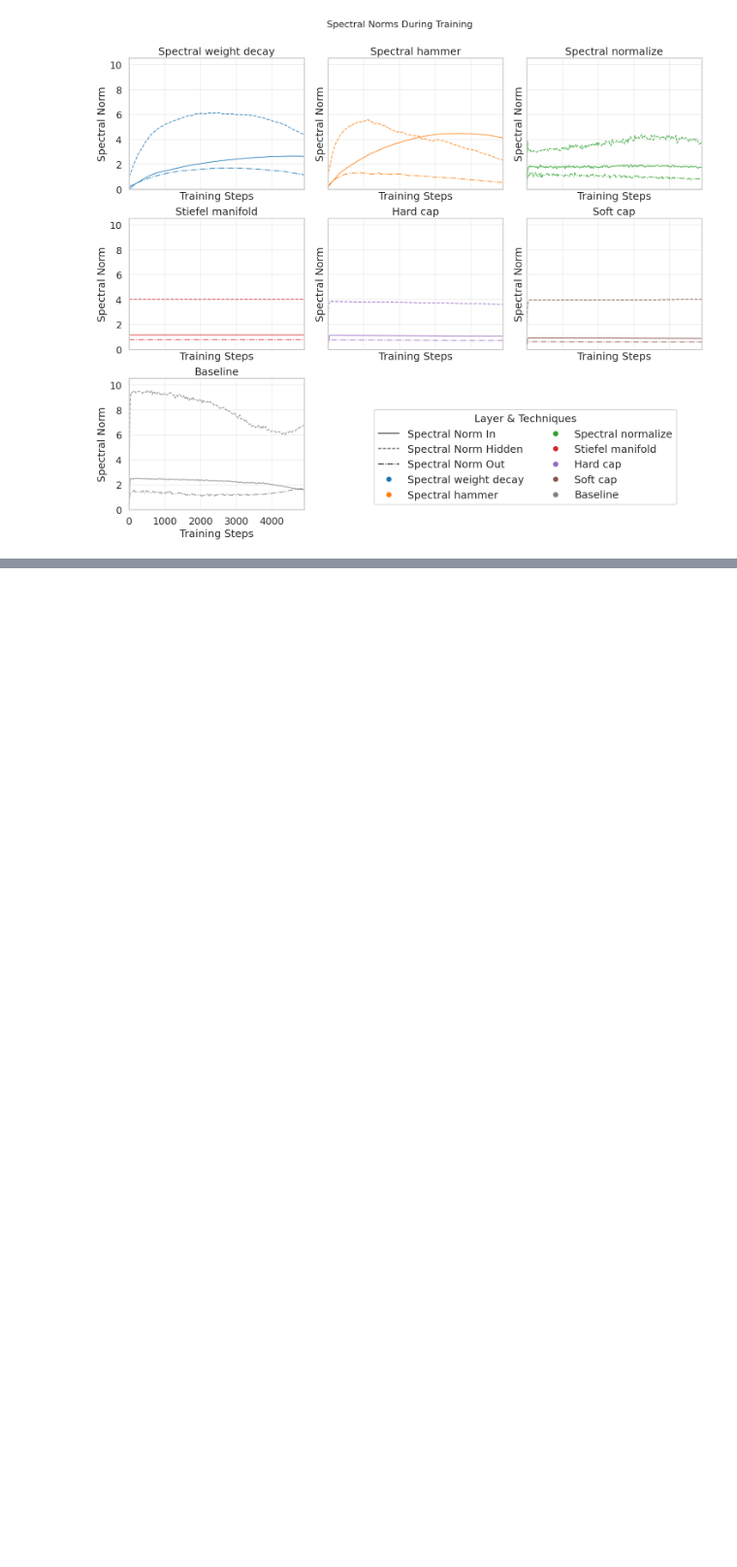
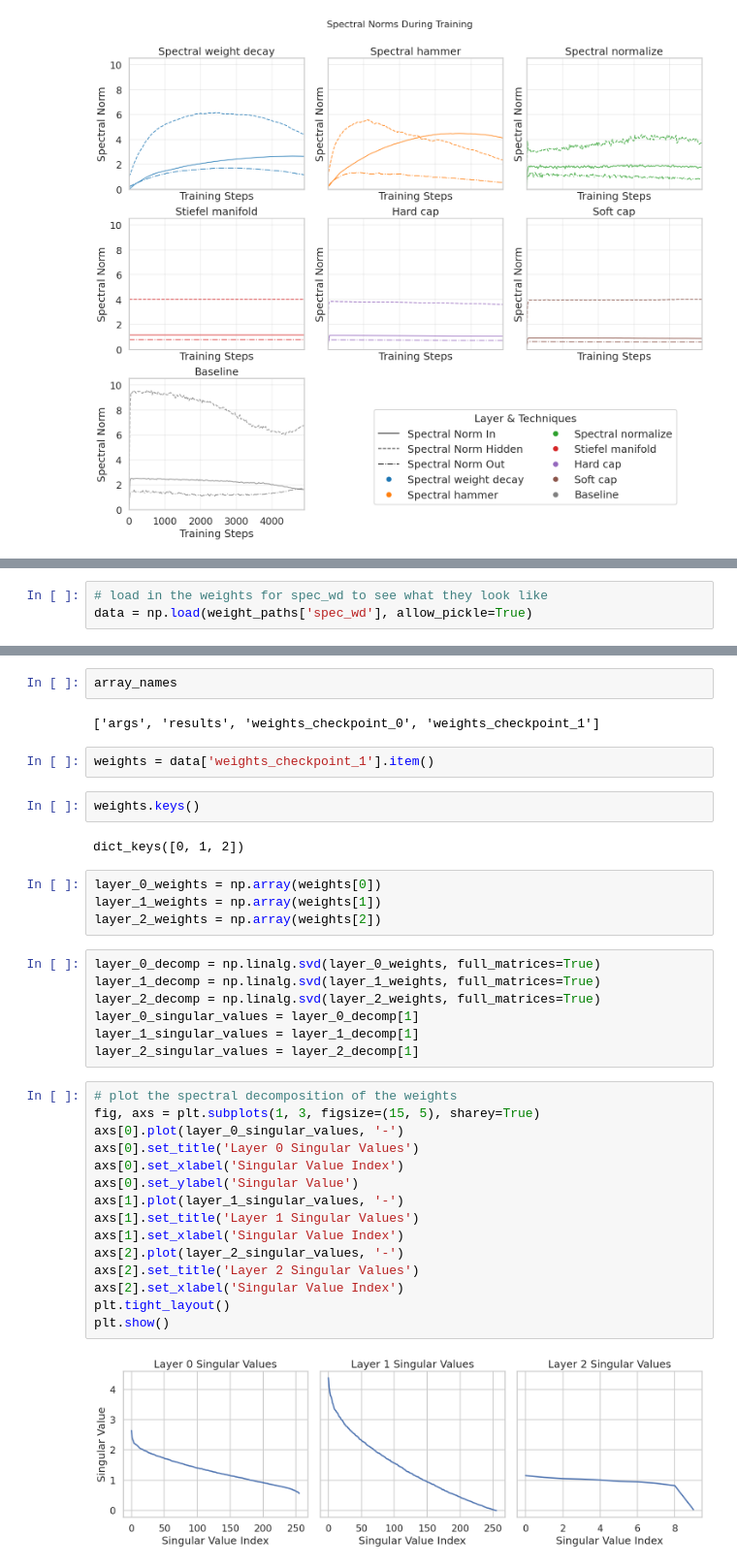
Before and after one commit to phess2/lipschitz-transformers, a Jupyter notebook: experiment/plot_results_preston_05_10_2025.ipynb, the cells around one changed output, grey strips where cells are left out. Shown at 97% size. Saved outputs shown, nothing was run; the diff lists cells and outputs as text; blank space fills up the shorter version.

```diff
--- a/experiment/plot_results_preston_05_10_2025.ipynb
+++ b/experiment/plot_results_preston_05_10_2025.ipynb
@@ -371,0 +385,3 @@ plt.show()
+# %%
+# load in the weights for spec_wd to see what they look like
+data = np.load(weight_paths['spec_wd'], allow_pickle=True)
@@ -371,0 +390,38 @@ plt.show()
+# %%
+array_names
+# %% [output]
+['args', 'results', 'weights_checkpoint_0', 'weights_checkpoint_1']
+# %%
+weights = data['weights_checkpoint_1'].item()
+# %%
+weights.keys()
+# %% [output]
+dict_keys([0, 1, 2])
+# %%
+layer_0_weights = np.array(weights[0])
+layer_1_weights = np.array(weights[1])
+layer_2_weights = np.array(weights[2])
+# %%
+layer_0_decomp = np.linalg.svd(layer_0_weights, full_matrices=True)
+layer_1_decomp = np.linalg.svd(layer_1_weights, full_matrices=True)
+layer_2_decomp = np.linalg.svd(layer_2_weights, full_matrices=True)
+layer_0_singular_values = layer_0_decomp[1]
+layer_1_singular_values = layer_1_decomp[1]
+layer_2_singular_values = layer_2_decomp[1]
+# %%
+# plot the spectral decomposition of the weights
+fig, axs = plt.subplots(1, 3, figsize=(15, 5), sharey=True)
+axs[0].plot(layer_0_singular_values, '-')
+axs[0].set_title('Layer 0 Singular Values')
+axs[0].set_xlabel('Singular Value Index')
+axs[0].set_ylabel('Singular Value')
+axs[1].plot(layer_1_singular_values, '-')
+axs[1].set_title('Layer 1 Singular Values')
+axs[1].set_xlabel('Singular Value Index')
+axs[2].plot(layer_2_singular_values, '-')
+axs[2].set_title('Layer 2 Singular Values')
+axs[2].set_xlabel('Singular Value Index')
+plt.tight_layout()
+plt.show()
+# %% [output]
+[figure, added]
```
Also changed, not shown: parts of 11 cells of this notebook, 1 other file.
